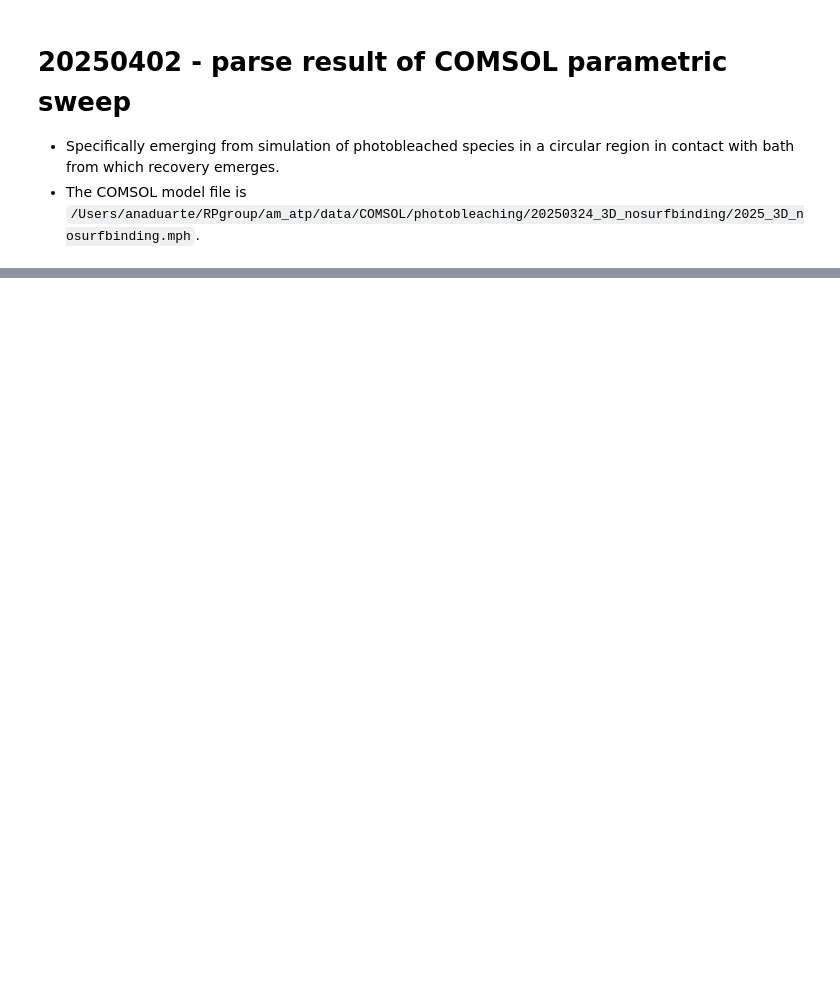
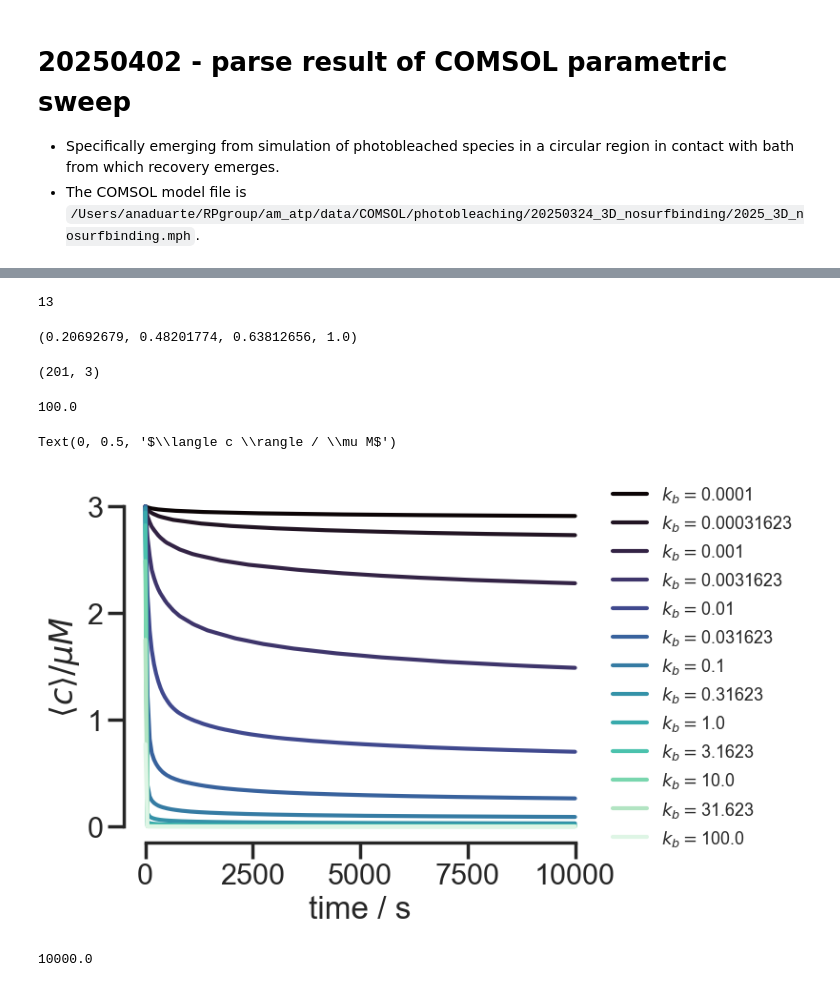
Before and after one commit to RPGroup-PBoC/am_atp, a Jupyter notebook: analysis/atp-cal/20250402_parseCOMSOLsweep_photobleaching.ipynb, the cells around one changed output, grey strips where cells are left out. Drawn from its saved outputs; the diff is of its cells as text; code cells hidden in the pictures; blank space fills up the shorter version.

```diff
--- a/analysis/atp-cal/20250402_parseCOMSOLsweep_photobleaching.ipynb
+++ b/analysis/atp-cal/20250402_parseCOMSOLsweep_photobleaching.ipynb
@@ -11,4 +14,6 @@ sns.set_style('ticks')
 # %%
 fname='/Users/anaduarte/RPgroup/am_atp/data/COMSOL/photobleaching/20250324_3D_nosurfbinding/20250402_sweepKbleach_.csv'
-pd.read_csv(fname)
+chimney = pd.read_csv(fname)
+chimney=chimney[['kbleach (1/s)', 'Time (s)', 'U (mol/m^3)']]
+chimney
 # %% [output]
@@ -15,0 +42,6 @@ FileNotFoundError: [Errno 2] No such file or directory: '/Users/anaduarte/RPgrou
+# %%
+kbleachList=chimney['kbleach (1/s)'].unique()
+# %%
+len(kbleachList)
+# %% [output]
+13
@@ -15,0 +50,33 @@ FileNotFoundError: [Errno 2] No such file or directory: '/Users/anaduarte/RPgrou
+# %%
+sns.color_palette('mako', as_cmap=True)(0.5)
+# %% [output]
+(0.20692679, 0.48201774, 0.63812656, 1.0)
+# %%
+chimney_subset.shape
+# %% [output]
+(201, 3)
+# %%
+kbleach
+# %% [output]
+100.0
+# %%
+colorList=[sns.color_palette('mako', as_cmap=True)(x) for x in np.linspace(0,1,len(kbleachList))]
+
+for ii, kbleach in enumerate(kbleachList):
+    chimney_subset = chimney[chimney['kbleach (1/s)']==kbleach]
+    plt.plot(chimney_subset['Time (s)'],
+             10**3*chimney_subset['U (mol/m^3)'], color=colorList[ii],
+            label=r'$k_b=$'+str(kbleach))
+
+sns.despine(trim=True)
+
+plt.legend(frameon=False, loc='center left', bbox_to_anchor=(1.02, 0.5), fontsize=13, borderaxespad=0)
+plt.xlabel('time / s')
+plt.ylabel(r'$\langle c \rangle / \mu M$')
+# %% [output]
+Text(0, 0.5, '$\\langle c \\rangle / \\mu M$')
+[figure, added]
+# %%
+chimney_subset['Time (s)'].values[-1]
+# %% [output]
+10000.0
```
Also changed, not shown: parts of 18 cells of this notebook, 1 other file.
